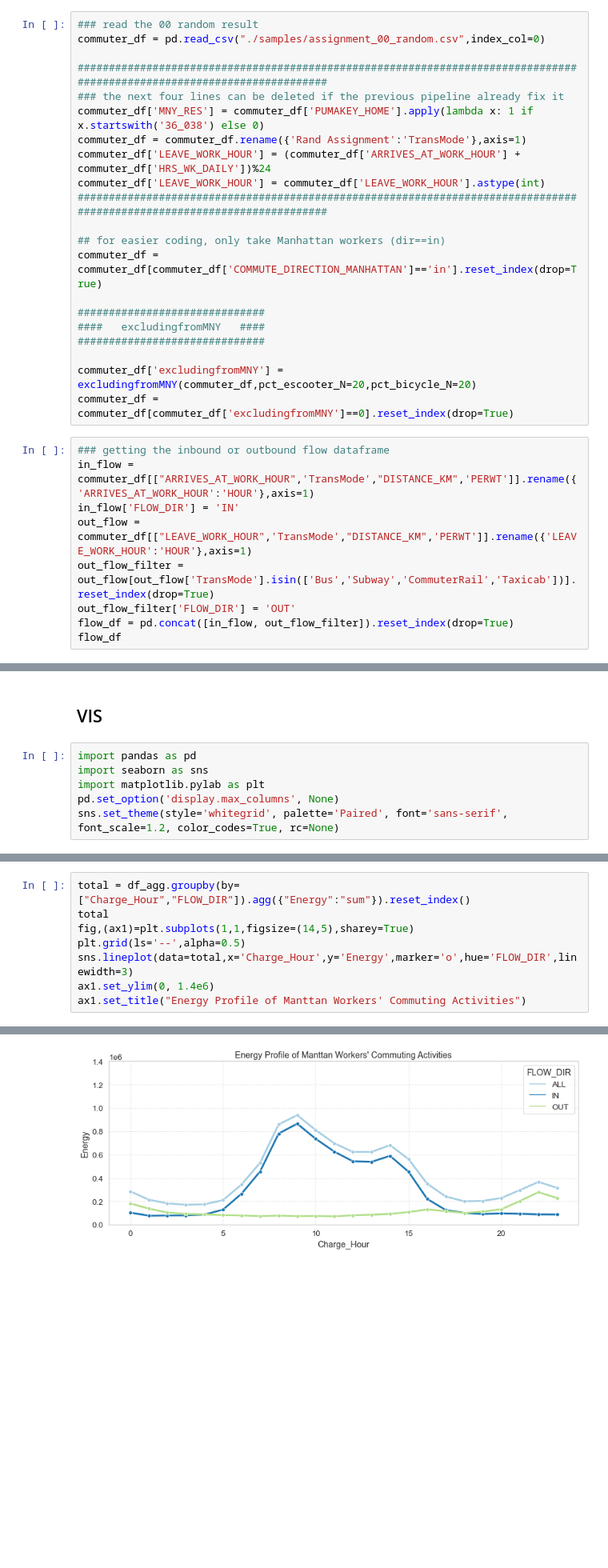
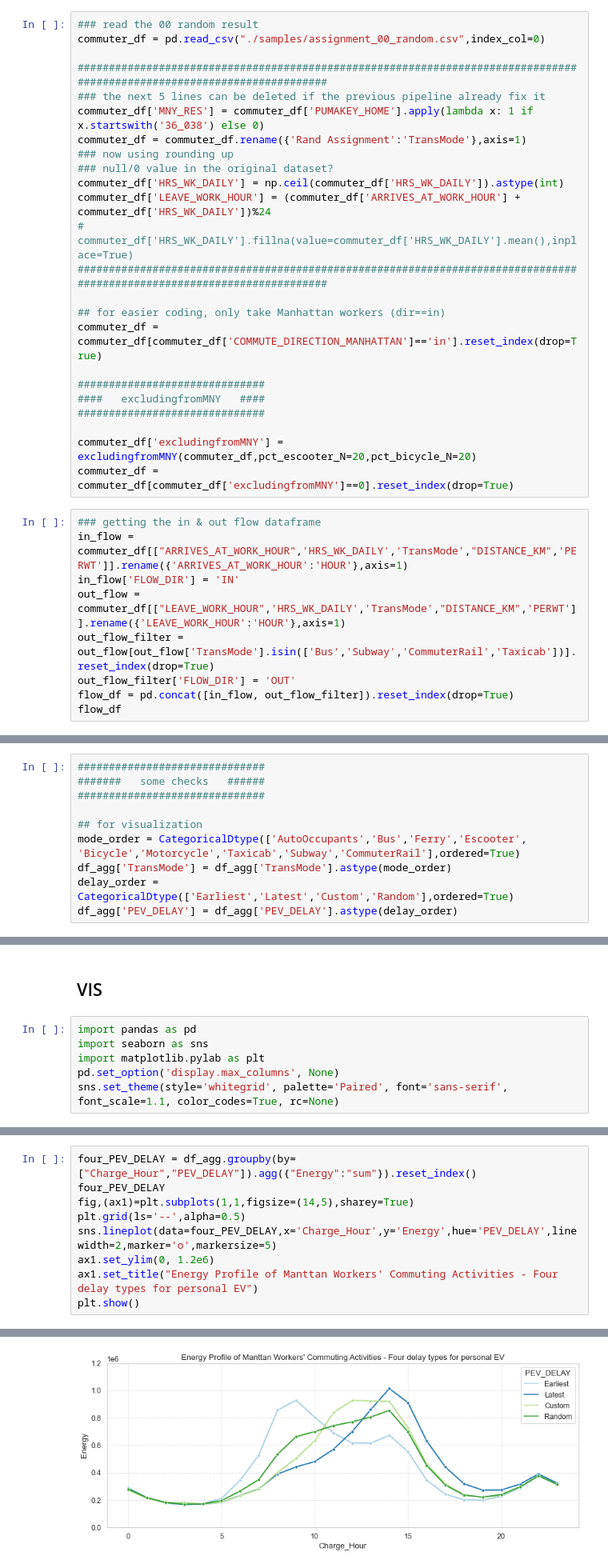
Before and after one commit to BNewborn/mobility-electrification, a Jupyter notebook: 04_ElectricalInfrastructureModel/ElectricalModel_Steps.ipynb, the cells around one changed output, grey strips where cells are left out. Shown at 80% size. Saved outputs shown, nothing was run; the diff lists cells and outputs as text; blank space fills up the shorter version.

Commit message:
Updating ElectricalModel(steps) output, four types of delay for Personal EV

```diff
--- a/04_ElectricalInfrastructureModel/ElectricalModel_Steps.ipynb
+++ b/04_ElectricalInfrastructureModel/ElectricalModel_Steps.ipynb
@@ -135,11 +167,14 @@ EV_reference_table
 commuter_df = pd.read_csv("./samples/assignment_00_random.csv",index_col=0)
 
 ########################################################################################################################
-### the next four lines can be deleted if the previous pipeline already fix it
+### the next 5 lines can be deleted if the previous pipeline already fix it
 commuter_df['MNY_RES'] = commuter_df['PUMAKEY_HOME'].apply(lambda x: 1 if x.startswith('36_038') else 0)
 commuter_df = commuter_df.rename({'Rand Assignment':'TransMode'},axis=1)
+### now using rounding up
+### null/0 value in the original dataset?
+commuter_df['HRS_WK_DAILY'] = np.ceil(commuter_df['HRS_WK_DAILY']).astype(int)
 commuter_df['LEAVE_WORK_HOUR'] = (commuter_df['ARRIVES_AT_WORK_HOUR'] + commuter_df['HRS_WK_DAILY'])%24
-commuter_df['LEAVE_WORK_HOUR'] = commuter_df['LEAVE_WORK_HOUR'].astype(int)
+# commuter_df['HRS_WK_DAILY'].fillna(value=commuter_df['HRS_WK_DAILY'].mean(),inplace=True)
 ########################################################################################################################
 
 ## for easier coding, only take Manhattan workers (dir==in)
@@ -152,10 +187,10 @@ commuter_df = commuter_df[commuter_df['COMMUTE_DIRECTION_MANHATTAN']=='in'].rese
 commuter_df['excludingfromMNY'] = excludingfromMNY(commuter_df,pct_escooter_N=20,pct_bicycle_N=20)
 commuter_df = commuter_df[commuter_df['excludingfromMNY']==0].reset_index(drop=True)
 # %%
-### getting the inbound or outbound flow dataframe
-in_flow = commuter_df[["ARRIVES_AT_WORK_HOUR",'TransMode',"DISTANCE_KM",'PERWT']].rename({'ARRIVES_AT_WORK_HOUR':'HOUR'},axis=1)
+### getting the in & out flow dataframe
+in_flow = commuter_df[["ARRIVES_AT_WORK_HOUR",'HRS_WK_DAILY','TransMode',"DISTANCE_KM",'PERWT']].rename({'ARRIVES_AT_WORK_HOUR':'HOUR'},axis=1)
 in_flow['FLOW_DIR'] = 'IN'
-out_flow = commuter_df[["LEAVE_WORK_HOUR",'TransMode',"DISTANCE_KM",'PERWT']].rename({'LEAVE_WORK_HOUR':'HOUR'},axis=1)
+out_flow = commuter_df[["LEAVE_WORK_HOUR",'HRS_WK_DAILY','TransMode',"DISTANCE_KM",'PERWT']].rename({'LEAVE_WORK_HOUR':'HOUR'},axis=1)
 out_flow_filter = out_flow[out_flow['TransMode'].isin(['Bus','Subway','CommuterRail','Taxicab'])].reset_index(drop=True)
 out_flow_filter['FLOW_DIR'] = 'OUT'
 flow_df = pd.concat([in_flow, out_flow_filter]).reset_index(drop=True)
@@ -201,0 +233,10 @@ df_agg
+# %%
+##############################
+#######   some checks   ######
+##############################
+
+## for visualization
+mode_order = CategoricalDtype(['AutoOccupants','Bus','Ferry','Escooter', 'Bicycle','Motorcycle','Taxicab','Subway','CommuterRail'],ordered=True)
+df_agg['TransMode'] = df_agg['TransMode'].astype(mode_order)
+delay_order = CategoricalDtype(['Earliest','Latest','Custom','Random'],ordered=True)
+df_agg['PEV_DELAY'] = df_agg['PEV_DELAY'].astype(delay_order)
@@ -215,5 +275,5 @@ import pandas as pd
 import seaborn as sns
 import matplotlib.pylab as plt
 pd.set_option('display.max_columns', None)
-sns.set_theme(style='whitegrid', palette='Paired', font='sans-serif', font_scale=1.2, color_codes=True, rc=None)
+sns.set_theme(style='whitegrid', palette='Paired', font='sans-serif', font_scale=1.1, color_codes=True, rc=None)
 # %% [markdown]
@@ -269,9 +297,10 @@ Text(0.5, 1.0, 'Hourly Energy by Modes - all')
 # %%
-total = df_agg.groupby(by=["Charge_Hour","FLOW_DIR"]).agg({"Energy":"sum"}).reset_index()
-total
+four_PEV_DELAY = df_agg.groupby(by=["Charge_Hour","PEV_DELAY"]).agg({"Energy":"sum"}).reset_index()
+four_PEV_DELAY
 fig,(ax1)=plt.subplots(1,1,figsize=(14,5),sharey=True)
 plt.grid(ls='--',alpha=0.5)
-sns.lineplot(data=total,x='Charge_Hour',y='Energy',marker='o',hue='FLOW_DIR',linewidth=3)
-ax1.set_ylim(0, 1.4e6)
-ax1.set_title("Energy Profile of Manttan Workers' Commuting Activities")
+sns.lineplot(data=four_PEV_DELAY,x='Charge_Hour',y='Energy',hue='PEV_DELAY',linewidth=2,marker='o',markersize=5)
+ax1.set_ylim(0, 1.2e6)
+ax1.set_title("Energy Profile of Manttan Workers' Commuting Activities - Four delay types for personal EV")
+plt.show()
 # %% [output]
@@ -279 +307 @@ Text(0.5, 1.0, "Energy Profile of Manttan Workers' Commuting Activities")
-[figure, old version]
+[figure, new version]
```
Also changed, not shown: parts of 16 cells of this notebook, 1 other file.
